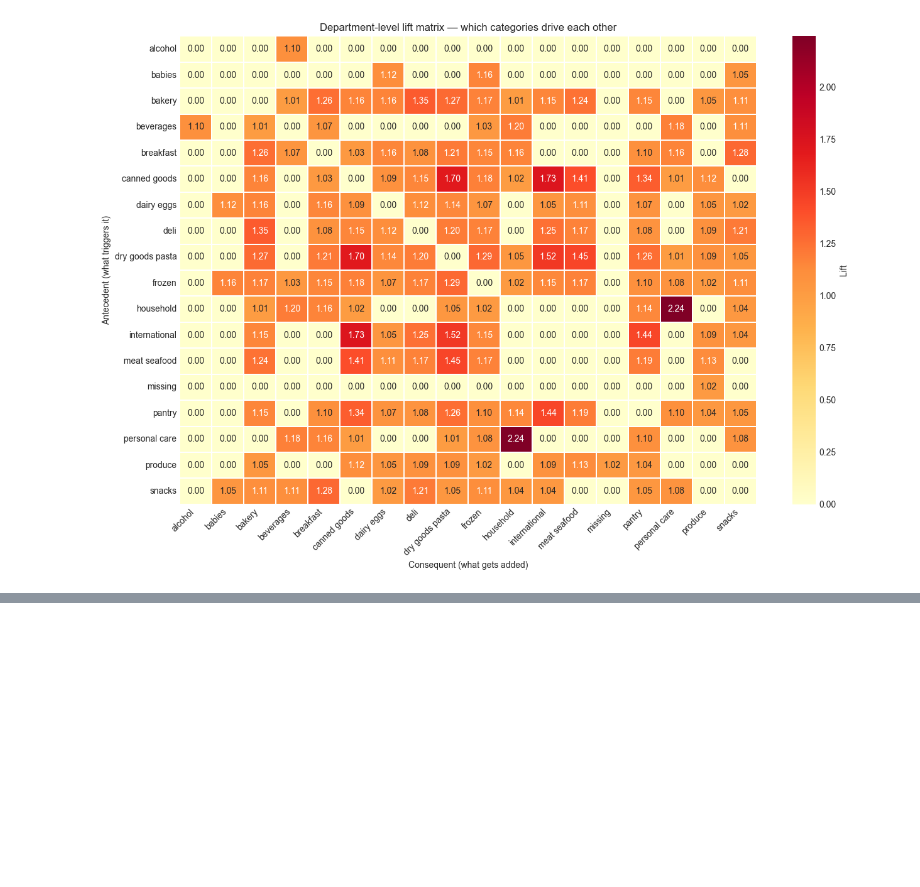
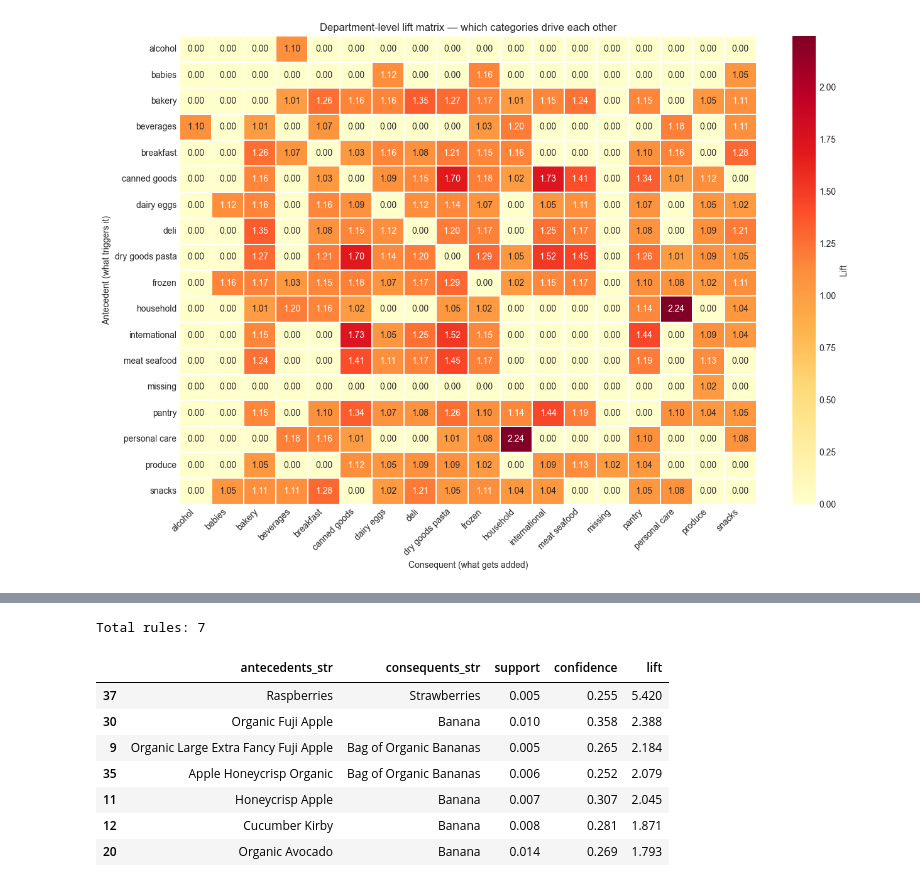
Before and after one commit to Avantika029/qcomm-market-basket-analysis, a Jupyter notebook: notebooks/02_apriori_fpgrowth.ipynb, the cells around one changed output, grey strips where cells are left out. Saved outputs shown, nothing was run; the diff lists cells and outputs as text; code cells hidden in the pictures; blank space fills up the shorter version.

```diff
--- a/notebooks/02_apriori_fpgrowth.ipynb
+++ b/notebooks/02_apriori_fpgrowth.ipynb
@@ -488,0 +466,27 @@ Top 20 SKU-level rules:
+# %%
+from mlxtend.preprocessing import TransactionEncoder
+from mlxtend.frequent_patterns import fpgrowth, association_rules
+
+te2 = TransactionEncoder()
+te2_array = te2.fit(sku_transactions).transform(sku_transactions)
+df_sku = pd.DataFrame(te2_array, columns=te2.columns_)
+
+fi_sku = fpgrowth(df_sku, min_support=0.005, use_colnames=True, max_len=2)
+rules_sku = association_rules(fi_sku, metric='lift', min_threshold=1.5)
+rules_sku['antecedents_str'] = rules_sku['antecedents'].apply(lambda x: ', '.join(x))
+rules_sku['consequents_str'] = rules_sku['consequents'].apply(lambda x: ', '.join(x))
+
+rules_sku_filtered = rules_sku[rules_sku['confidence'] >= 0.25].sort_values('lift', ascending=False)
+
+print(f"Total rules: {len(rules_sku_filtered)}")
+display(rules_sku_filtered[['antecedents_str','consequents_str','support','confidence','lift']].head(10).round(3))
+# %% [output]
+Total rules: 7
+|  | antecedents_str | consequents_str | support | confidence | lift |
+| 37 | Raspberries | Strawberries | 0.005 | 0.255 | 5.420 |
+| 30 | Organic Fuji Apple | Banana | 0.010 | 0.358 | 2.388 |
+| 9 | Organic Large Extra Fancy Fuji Apple | Bag of Organic Bananas | 0.005 | 0.265 | 2.184 |
+| 35 | Apple Honeycrisp Organic | Bag of Organic Bananas | 0.006 | 0.252 | 2.079 |
+| 11 | Honeycrisp Apple | Banana | 0.007 | 0.307 | 2.045 |
+| 12 | Cucumber Kirby | Banana | 0.008 | 0.281 | 1.871 |
+| 20 | Organic Avocado | Banana | 0.014 | 0.269 | 1.793 |
```
Also changed, not shown: parts of 11 cells of this notebook, 4 other files.
